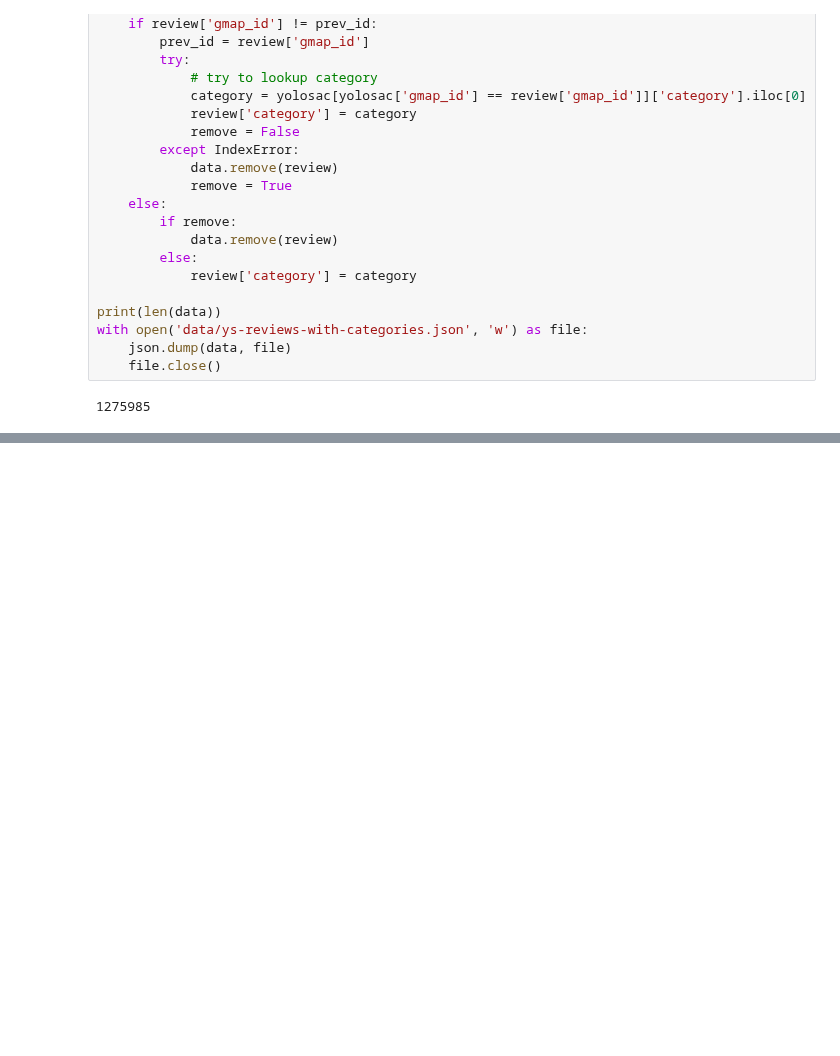
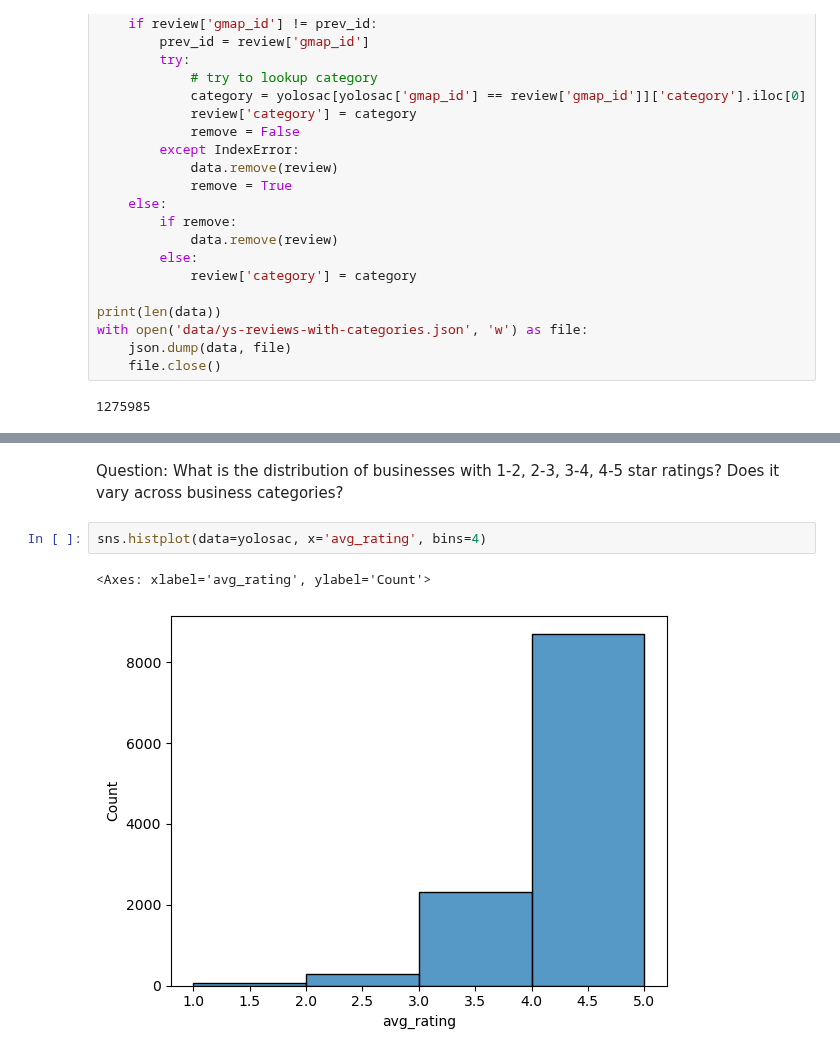
Before and after one commit to jotyot/rate-review, a Jupyter notebook: eda.ipynb, the cells around one changed output, grey strips where cells are left out. Drawn from its saved outputs; the diff is of its cells as text; blank space fills up the shorter version.

```diff
--- a/eda.ipynb
+++ b/eda.ipynb
@@ -102,0 +142,7 @@ KeyError: 0
+# %% [markdown]
+Question: What is the distribution of businesses with 1-2, 2-3, 3-4, 4-5 star ratings? Does it vary across business categories?
+# %%
+sns.histplot(data=yolosac, x='avg_rating', bins=4)
+# %% [output]
+<Axes: xlabel='avg_rating', ylabel='Count'>
+[figure, added]
```
Also changed, not shown: parts of 23 cells of this notebook.
